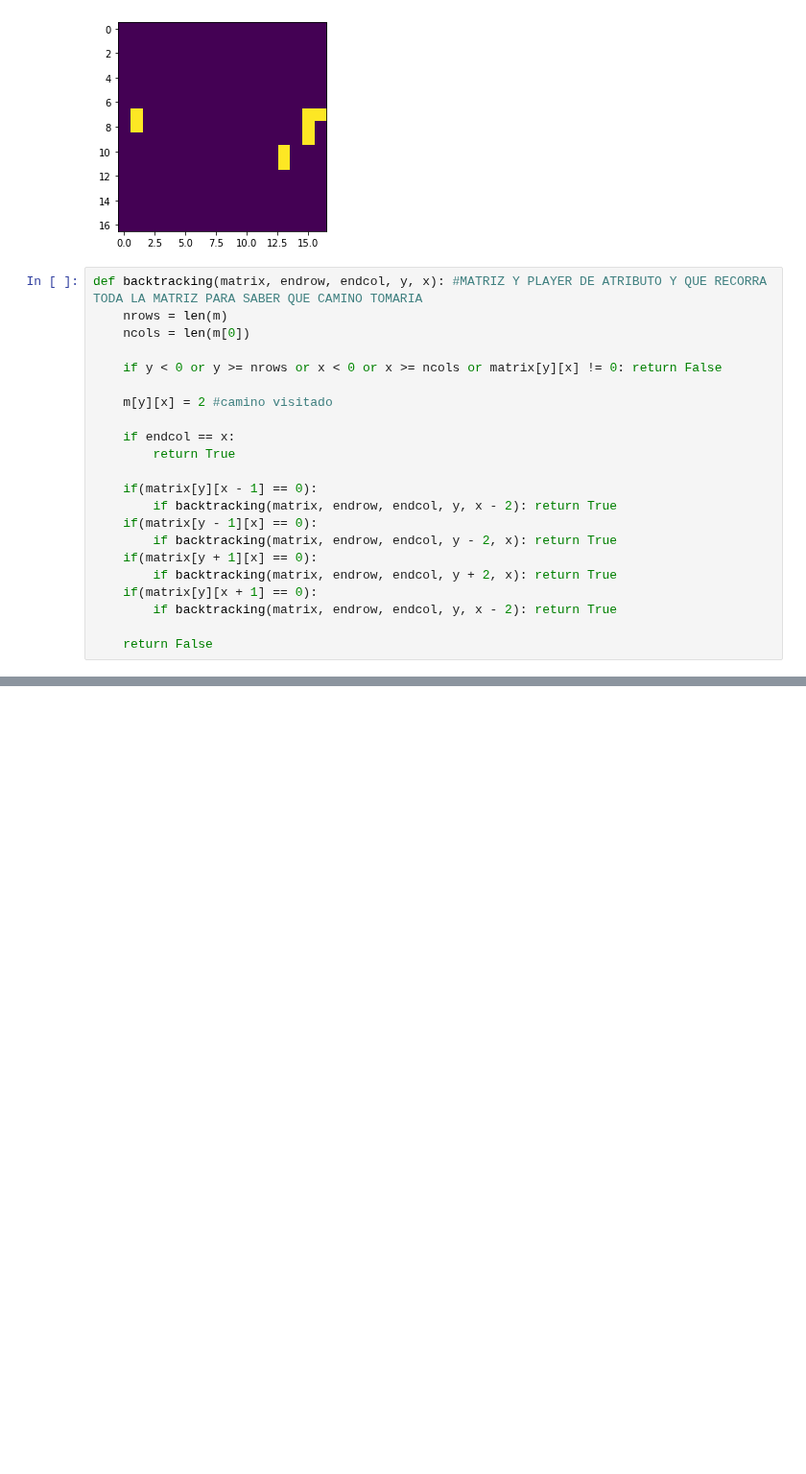
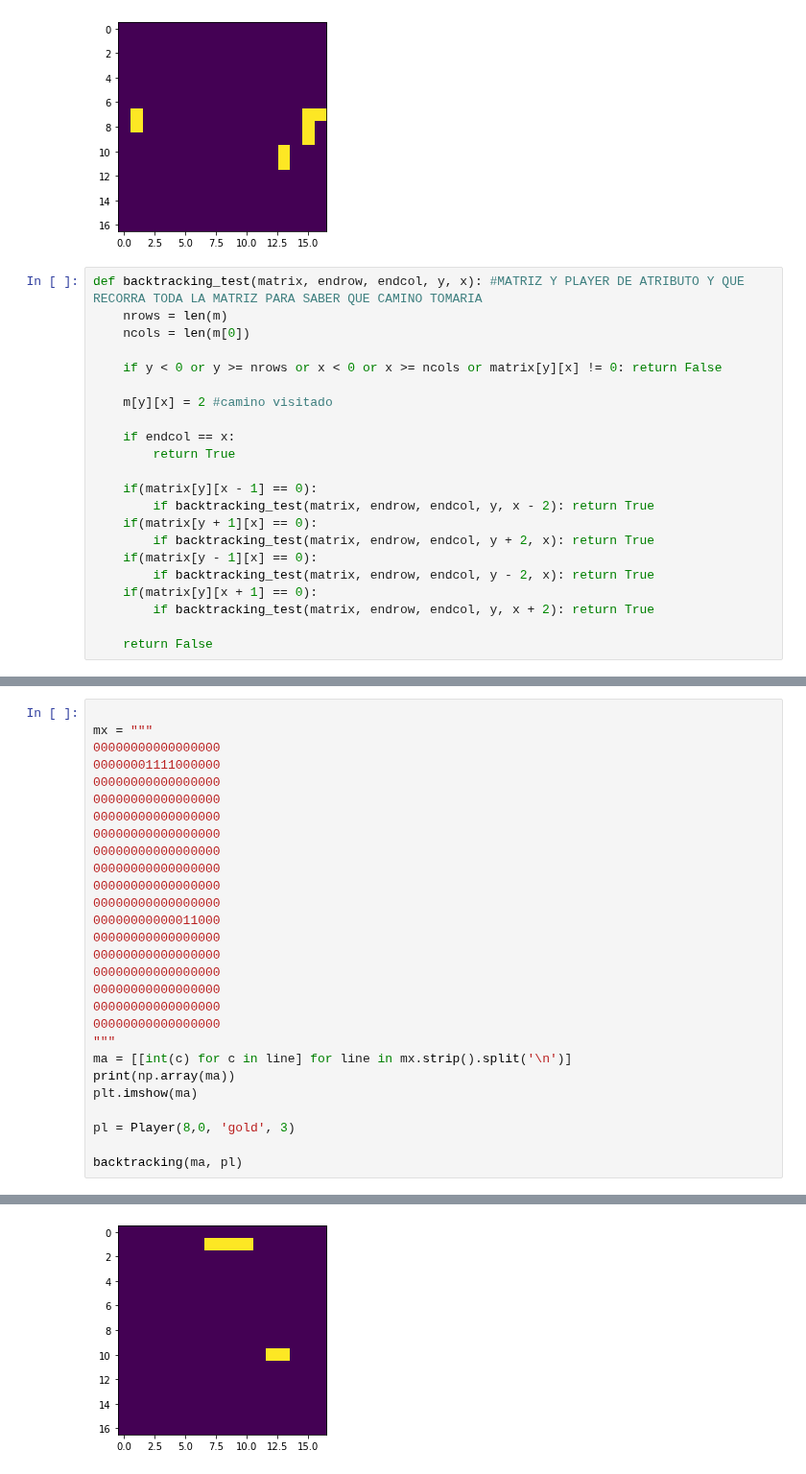
Before and after one commit to GinoQuispe21/WAPORIDOR, a Jupyter notebook: backtracking.ipynb, the cells around one changed output, grey strips where cells are left out. Shown at 96% size. Cells and saved outputs as stored; diff of their text form; blank space fills up the shorter version.

```diff
--- a/backtracking.ipynb
+++ b/backtracking.ipynb
@@ -124,7 +124,7 @@ plt.imshow(m)
 <matplotlib.image.AxesImage at 0x...>
 [figure]
 # %%
-def backtracking(matrix, endrow, endcol, y, x): #MATRIZ Y PLAYER DE ATRIBUTO Y QUE RECORRA TODA LA MATRIZ PARA SABER QUE CAMINO TOMARIA
+def backtracking_test(matrix, endrow, endcol, y, x): #MATRIZ Y PLAYER DE ATRIBUTO Y QUE RECORRA TODA LA MATRIZ PARA SABER QUE CAMINO TOMARIA
     nrows = len(m)
     ncols = len(m[0])
 
@@ -136,13 +136,13 @@ def backtracking(matrix, endrow, endcol, y, x): #MATRIZ Y PLAYER DE ATRIBUTO Y Q
         return True
 
     if(matrix[y][x - 1] == 0):
-        if backtracking(matrix, endrow, endcol, y, x - 2): return True
+        if backtracking_test(matrix, endrow, endcol, y, x - 2): return True
+    if(matrix[y + 1][x] == 0):
+        if backtracking_test(matrix, endrow, endcol, y + 2, x): return True
     if(matrix[y - 1][x] == 0):
-        if backtracking(matrix, endrow, endcol, y - 2, x): return True
-    if(matrix[y + 1][x] == 0):
-        if backtracking(matrix, endrow, endcol, y + 2, x): return True
+        if backtracking_test(matrix, endrow, endcol, y - 2, x): return True
     if(matrix[y][x + 1] == 0):
-        if backtracking(matrix, endrow, endcol, y, x - 2): return True
+        if backtracking_test(matrix, endrow, endcol, y, x + 2): return True
 
     return False
 # %%
@@ -156,0 +234,29 @@ plt.imshow(m)
+# %%
+
+mx = """
+00000000000000000
+00000001111000000
+00000000000000000
+00000000000000000
+00000000000000000
+00000000000000000
+00000000000000000
+00000000000000000
+00000000000000000
+00000000000000000
+00000000000011000
+00000000000000000
+00000000000000000
+00000000000000000
+00000000000000000
+00000000000000000
+00000000000000000
+"""
+ma = [[int(c) for c in line] for line in mx.strip().split('\n')]
+print(np.array(ma))
+plt.imshow(ma)
+
+pl = Player(8,0, 'gold', 3)
+
+backtracking(ma, pl)
+# %% [output]
@@ -156,0 +280 @@ plt.imshow(m)
+[figure, added]
```
Also changed, not shown: parts of 12 cells of this notebook.
